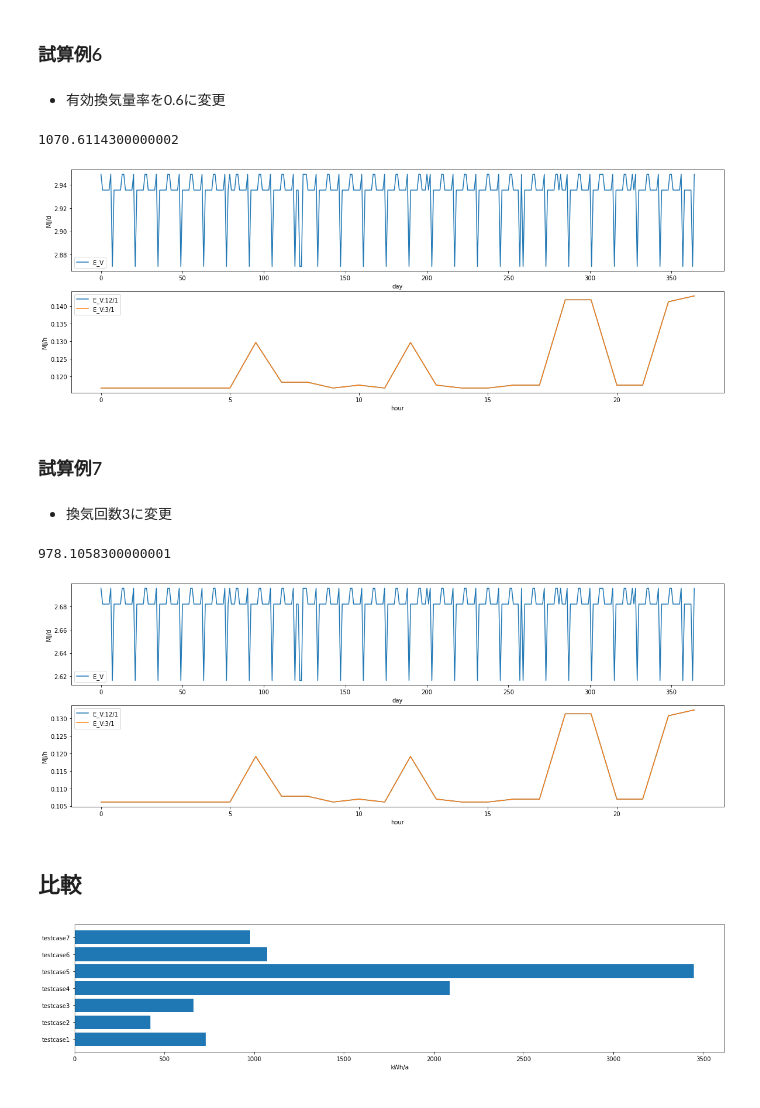
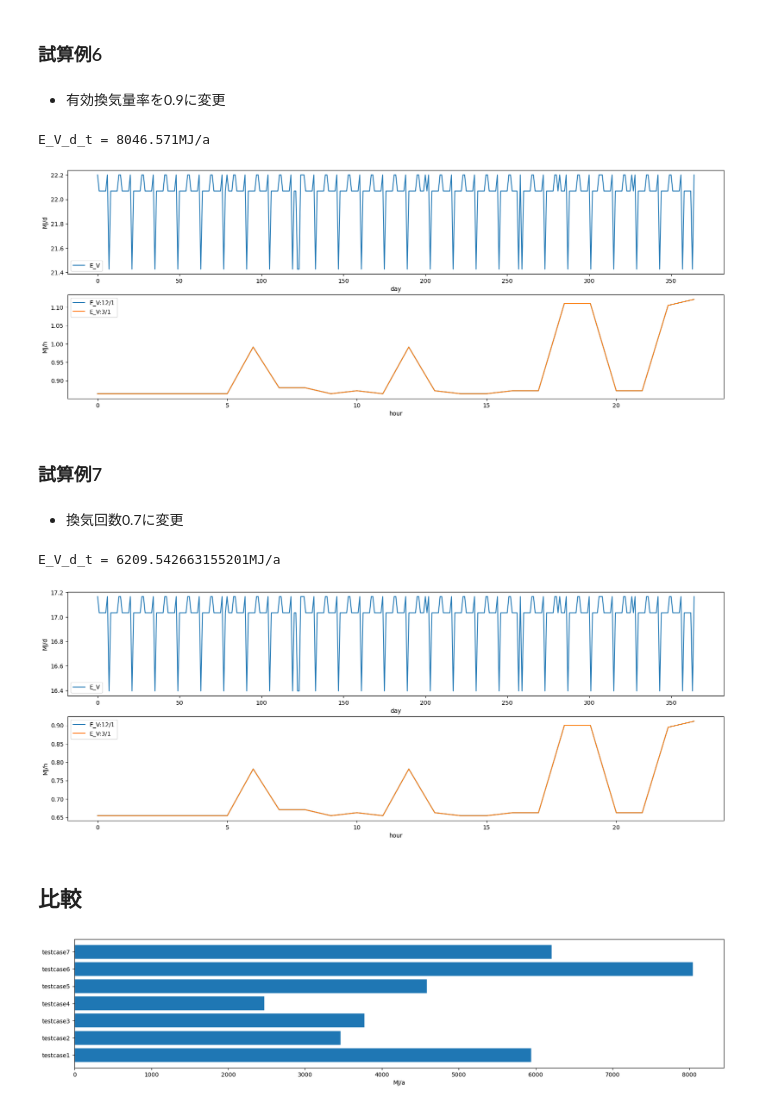
Before and after one commit to BRI-EES-House/pyhees_example, a Jupyter notebook: s05_ventilation.ipynb, the cells around one changed output. Saved outputs shown, nothing was run; the diff lists cells and outputs as text; code cells hidden in the pictures.

```diff
--- a/s05_ventilation.ipynb
+++ b/s05_ventilation.ipynb
@@ -108,0 +112,7 @@ np.sum(testcase4)
+# %%
+A_A, V, HEX = get_default_ventilation()
+V['input'] = '省エネルギー手法'
+V['duct'] = '内径 75mm 以上のダクトのみ使用'
+V['current'] = '直流'
+
+E_V_d_t_4 = calc_results(A_A, V, HEX)
@@ -117,7 +129,6 @@ get_each_graph(testcase4)
 # %%
-n_p, A_A, V, HEX = get_default_ventilation()
-V['input'] = '評価しない'
-
-testcase5 = calc_E_E_V_d_t(n_p, A_A, V, HEX)
-np.sum(testcase5)
+A_A, V, HEX = get_default_ventilation()
+V['input'] = '比消費電力'
+V['f_SFP'] = 0.30
+E_V_d_t_5 = calc_results(A_A, V, HEX)
 # %% [output]
@@ -129,47 +140,47 @@ get_each_graph(testcase5)
 # %% [markdown]
 ### 試算例6
 # %% [markdown]
-- 有効換気量率を0.6に変更
+- 有効換気量率を0.9に変更
 # %%
-n_p, A_A, V, HEX = get_default_ventilation()
-V['v_e'] = 0.6
-
-testcase6 = calc_E_E_V_d_t(n_p, A_A, V, HEX)
-np.sum(testcase6)
+A_A, V, HEX = get_default_ventilation()
+V['type'] = 'ダクト式第一種換気設備'
+V['v_e'] = 0.9
+E_V_d_t_6 = calc_results(A_A, V, HEX)
 # %% [output]
-1070.6114300000002
+E_V_d_t = 8046.571MJ/a
 # %%
-get_each_graph(testcase6)
+get_each_graph(E_V_d_t_6)
 # %% [output]
-[figure, old version]
+[figure, new version]
 # %% [markdown]
 ### 試算例7
-# %% [markdown]
-- 換気回数3に変更
+# %% [markdown]
+- 換気回数0.7に変更
 # %%
-n_p, A_A, V, HEX = get_default_ventilation()
-V['N'] = 3
-
-testcase7 = calc_E_E_V_d_t(n_p, A_A, V, HEX)
-np.sum(testcase7)
+A_A, V, HEX = get_default_ventilation()
+V['type'] = '壁付け式第二種換気設備設備又は壁付け式第三種換気設備'
+V['N'] = 0.7
+E_V_d_t_7 = calc_results(A_A, V, HEX)
 # %% [output]
-978.1058300000001
+E_V_d_t = 6209.542663155201MJ/a
 # %%
-get_each_graph(testcase7)
+get_each_graph(E_V_d_t_7)
 # %% [output]
-[figure, old version]
+[figure, new version]
 # %% [markdown]
 ## 比較
 # %%
-dat = {"testcase1":sum(testcase1),"testcase2" : sum(testcase2), "testcase3" : sum(testcase3), "testcase4" : sum(testcase4),
-      "testcase5" : sum(testcase5), "testcase6" : sum(testcase6), "testcase7" : sum(testcase7)}
+import matplotlib.pyplot as plt
+
+dat = {"testcase1":sum(E_V_d_t_1),"testcase2" : sum(E_V_d_t_2), "testcase3" : sum(E_V_d_t_3), "testcase4" : sum(E_V_d_t_4),
+      "testcase5" : sum(E_V_d_t_5), "testcase6" : sum(E_V_d_t_6), "testcase7" : sum(E_V_d_t_7)}
 xx = list(dat.keys())
 yy = list(dat.values())
 
 fig = plt.figure(figsize=(20,4))
 axt = fig.add_subplot(111)
 axt.barh(xx,yy)
-axt.set_xlabel("kWh/a")
+axt.set_xlabel("MJ/a")
 plt.show()
 # %% [output]
-[figure, old version]
+[figure, new version]
```
Also changed, not shown: parts of 27 cells of this notebook.
